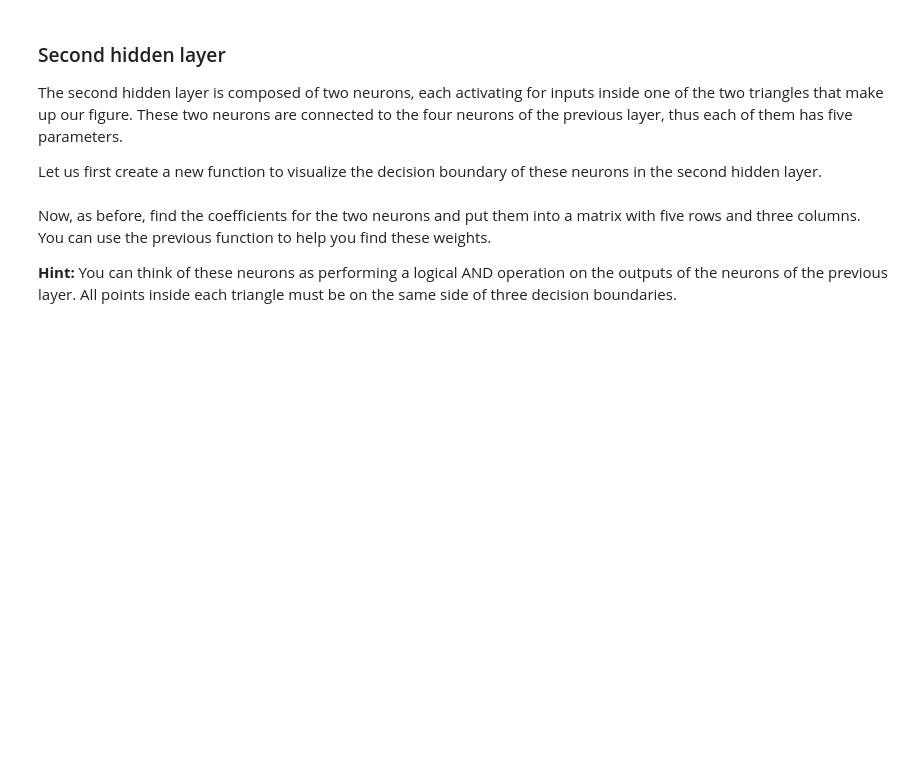
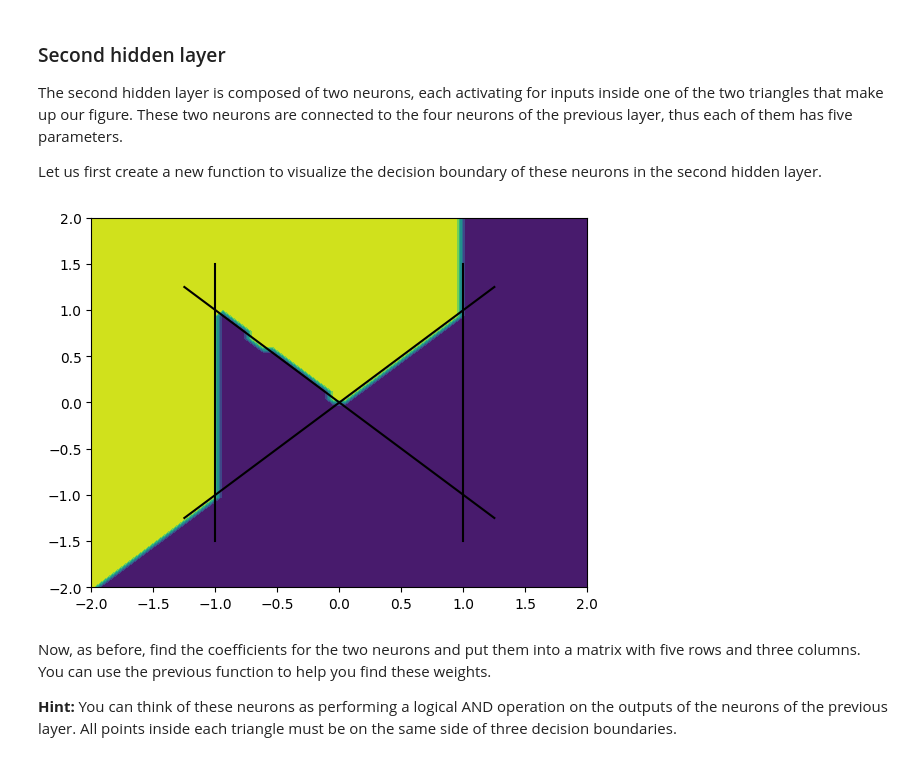
Before and after one commit to Data-Science-Msc-TU-Dortmund/Deep_learning, a Jupyter notebook: Assignments/Week 2/py-lab-02-question.ipynb, the cells around one changed output. Cells and saved outputs as stored; diff of their text form; code cells hidden in the pictures; blank space fills up the shorter version.

```diff
--- a/Assignments/Week 2/py-lab-02-question.ipynb
+++ b/Assignments/Week 2/py-lab-02-question.ipynb
@@ -86,6 +86,3 @@ plt.show()
 The following functions visualizes the decision boundary of a neuron with sigmoid
 activation, $y=\sigma(a+bx_1+cx_2)$. You can use it to help you find the right
 values for the weights.
-# %%
-x = data[:,0]
-x[x > 0]
@@ -100,11 +95,7 @@ def plot_decision_boundary(grid_x: Tensor, grid_y, pred: Tensor) -> None:
     plt.show()
 
 def activation(x: Tensor) -> Tensor:
-# TODO apply the threshold activation to x.
-
-    x[x < 0] = 0
-    x[x > 0] = 1
-    return x
+    return torch.where(x > 0, 1., 0.)
 
 
 def plot_decision_boundary_first_hidden(a: int, b: int, c: int) -> None:
@@ -132,10 +123,10 @@ previous layer.
 
 weights_1 = torch.tensor([
     [1, 0, 0],   # bias neuron connected to the bias of the inputs
-# TODO find the coefficients for the first neuron.
-# TODO find the coefficients for the second neuron.
-# TODO find the coefficients for the third neuron.
-# TODO find the coefficients for the fourth neuron.
+    [1,-1,0],    #find the coefficients for the first neuron.
+    [1, 1, 0],    # find the coefficients for the second neuron.
+    [0,1,-1],    # find the coefficients for the third neuron.
+    [0,1,1],    # find the coefficients for the fourth neuron.
 ], dtype=torch.float).T
 # Note: The weight matrix is transposed in the end. (5 x 3 --> 3 x 5)
 # This gives more readability when entering your weights manually.
@@ -157,7 +174,7 @@ each point of the grid:
 # %%
 
-hidden_1 = (
-# TODO compute the output of the first hidden layer using a matrix multiplication.
+hidden_1 = ( activation(data @ weights_1)
+    #  compute the output of the first hidden layer using a matrix multiplication.
 )
 
 # Make sure that the number of rows is not changed,
@@ -179,14 +204,18 @@ neurons in the second hidden layer.
 # %%
 def plot_decision_boundary_second_hidden (
         a: int, b: int, c: int, d: int, e: int) -> None:
     """Take 5 weights for one hidden neuron and plot resulting decision boundary."""
     neuron_output = (
-# TODO compute the output of the neuron.
-# (The input is the result from the first layer)
+
+    activation(hidden_1 @ torch.tensor([a, b, c,d,e], dtype=torch.float))
+
     )
+
     plot_decision_boundary(grid_x, grid_y, neuron_output)
 
 plot_decision_boundary_second_hidden(-2, 3, -1, -3, 1)
+# %% [output]
+[figure, added]
 # %% [markdown]
 Now, as before, find the coefficients for the two neurons and put them into a matrix
 with five rows and three columns. You can use the previous function to help you find
```
Also changed, not shown: parts of 11 cells of this notebook, 2 other files.
